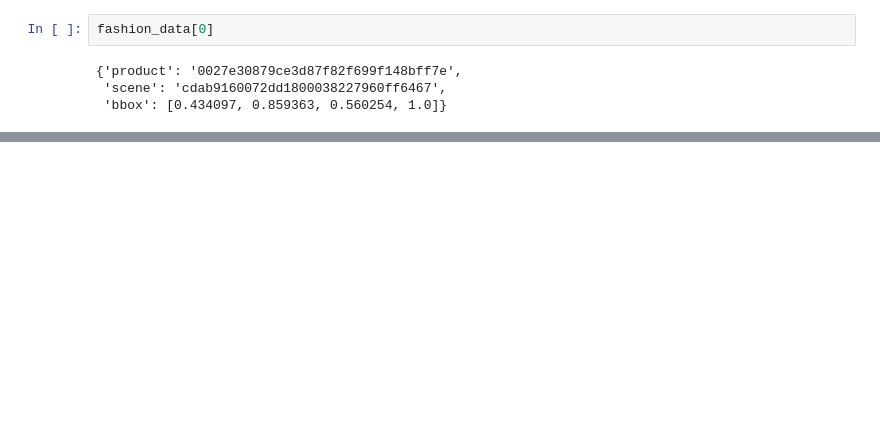
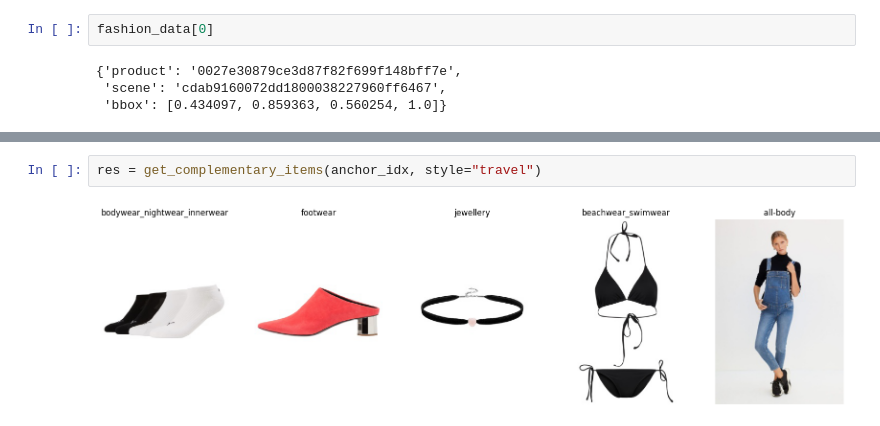
Before and after one commit to aeroabir/fashion_recommender, a Jupyter notebook: ctl-data-exploration.ipynb, the cells around one changed output, grey strips where cells are left out. Cells and saved outputs as stored; diff of their text form; blank space fills up the shorter version.

```diff
--- a/ctl-data-exploration.ipynb
+++ b/ctl-data-exploration.ipynb
@@ -89,0 +483,4 @@ img_s.height
+# %%
+res = get_complementary_items(anchor_idx, style="travel")
+# %% [output]
+[figure, added]
```
Also changed, not shown: parts of 53 cells of this notebook, 7 other files.
